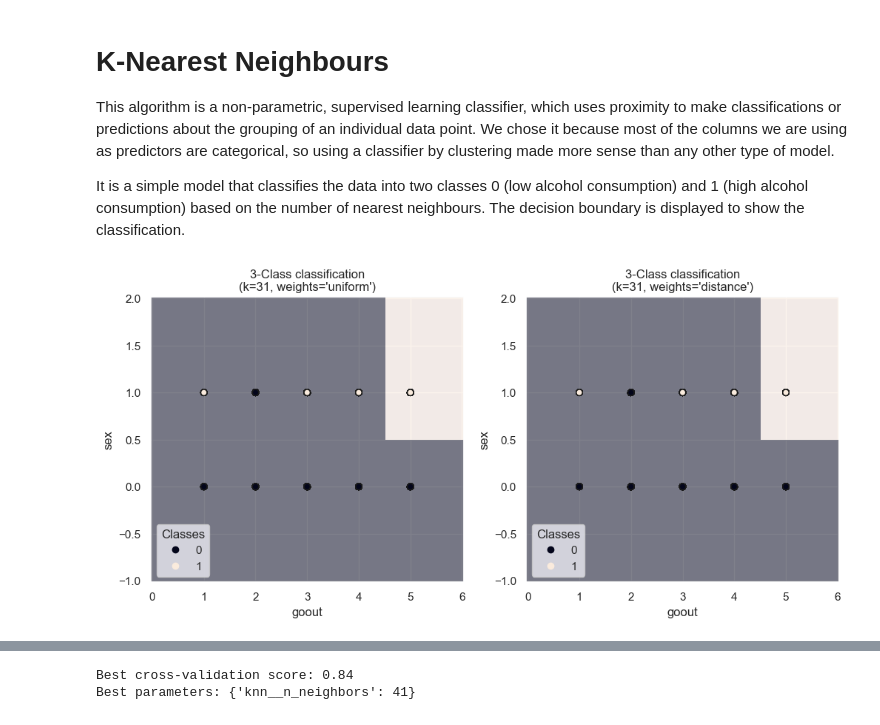
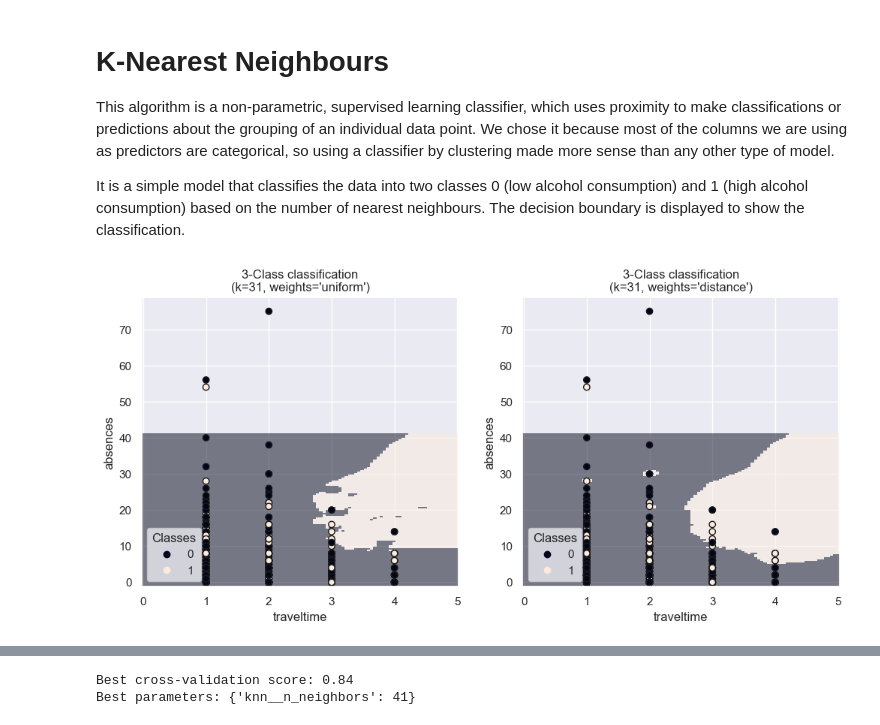
Before and after one commit to ijethmal/sc1015-asg, a Jupyter notebook: MAIN (naive bayes corrected).ipynb, the cells around one changed output, grey strips where cells are left out. Cells and saved outputs as stored; diff of their text form; code cells hidden in the pictures.

```diff
--- a/MAIN (naive bayes corrected).ipynb
+++ b/MAIN (naive bayes corrected).ipynb
@@ -398,44 +405,43 @@ This algorithm is a  non-parametric, supervised learning classifier, which uses
 We chose it because most of the columns we are using as predictors are categorical, so using a classifier by clustering made more sense than any other type of model.
 
 It is a simple model that classifies the data into two classes 0 (low alcohol consumption) and 1 (high alcohol consumption) based on the number of nearest neighbours. The decision boundary is displayed to show the classification.
-# %%
-clf = Pipeline(
-    steps=[("scaler", StandardScaler()), ("knn", KNeighborsClassifier(n_neighbors=11))]
-)
-# %%
-X = students1[["goout", "sex"]]
-y = students1['alc']
-X_train, X_test, y_train, y_test = train_test_split(X, y, stratify=y, random_state=0) # default split: 75:25
-
-clf = Pipeline(
-    steps=[("scaler", StandardScaler()), ("knn", KNeighborsClassifier(n_neighbors=31))] # use 31 neighbours first because it is the square root of the number of samples
-)
-
-_, axs = plt.subplots(ncols=2, figsize=(12, 5))
-
-for ax, weights in zip(axs, ("uniform", "distance")): # uniform and distance are the two types of weights
-    clf.set_params(knn__weights=weights).fit(X_train, y_train)
-    disp = DecisionBoundaryDisplay.from_estimator(
-        clf,
-        X_test,
-        response_method="predict",
-        plot_method="pcolormesh",
-        shading="auto",
-        alpha=0.5,
-        ax=ax,
-    )
-    scatter = disp.ax_.scatter(X.iloc[:, 0], X.iloc[:, 1], c=y, edgecolors="k")
-    disp.ax_.legend(
-        scatter.legend_elements()[0],
-        students1['alc'].unique(),
-        loc="lower left",
-        title="Classes",
-    )
-    _ = disp.ax_.set_title(
-        f"3-Class classification\n(k={clf[-1].n_neighbors}, weights={weights!r})"
-    )
-
-plt.show()
-# %% [output]
-[figure, removed]
+# %%
+def decision_boundary_plotter(X, y, k):
+    #using knn
+    X_train, X_test, y_train, y_test = train_test_split(X, y, stratify=y, random_state=0) # default split: 75:25
+    clf = Pipeline(
+        steps=[("scaler", StandardScaler()), ("knn", KNeighborsClassifier(n_neighbors=k))]
+    )
+
+    _, axs = plt.subplots(ncols=2, figsize=(12, 5))
+
+    for ax, weights in zip(axs, ("uniform", "distance")):
+        clf.set_params(knn__weights=weights).fit(X_train, y_train)
+        disp = DecisionBoundaryDisplay.from_estimator(
+            clf,
+            X_test,
+            response_method="predict",
+            plot_method="pcolormesh",
+            shading="auto",
+            alpha=0.5,
+            ax=ax,
+        )
+        scatter = disp.ax_.scatter(X.iloc[:, 0], X.iloc[:, 1], c=y, edgecolors="k")
+        disp.ax_.legend(
+            scatter.legend_elements()[0],
+            students1['alc'].unique(),
+            loc="lower left",
+            title="Classes",
+        )
+        _ = disp.ax_.set_title(
+            f"3-Class classification\n(k={clf[-1].n_neighbors}, weights={weights!r})"
+        )
+
+    plt.show()
+
+X = students1[["traveltime", "absences"]]
+y = students1['alc']
+decision_boundary_plotter(X, y, 31)
+# %% [output]
+[figure, added]
 # %% [markdown]
```
Also changed, not shown: parts of 19 cells of this notebook.
